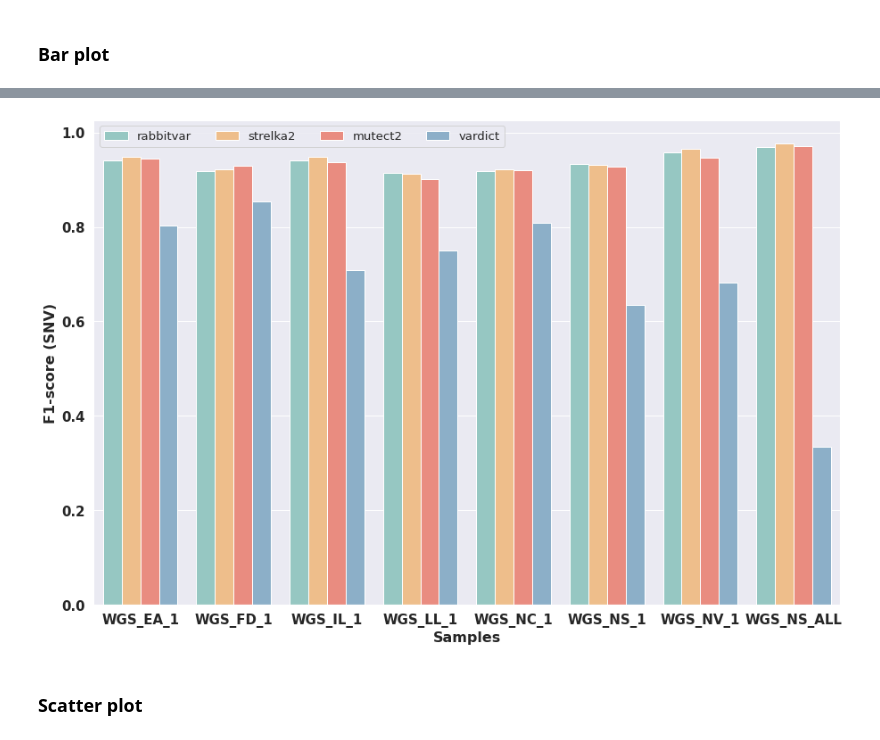
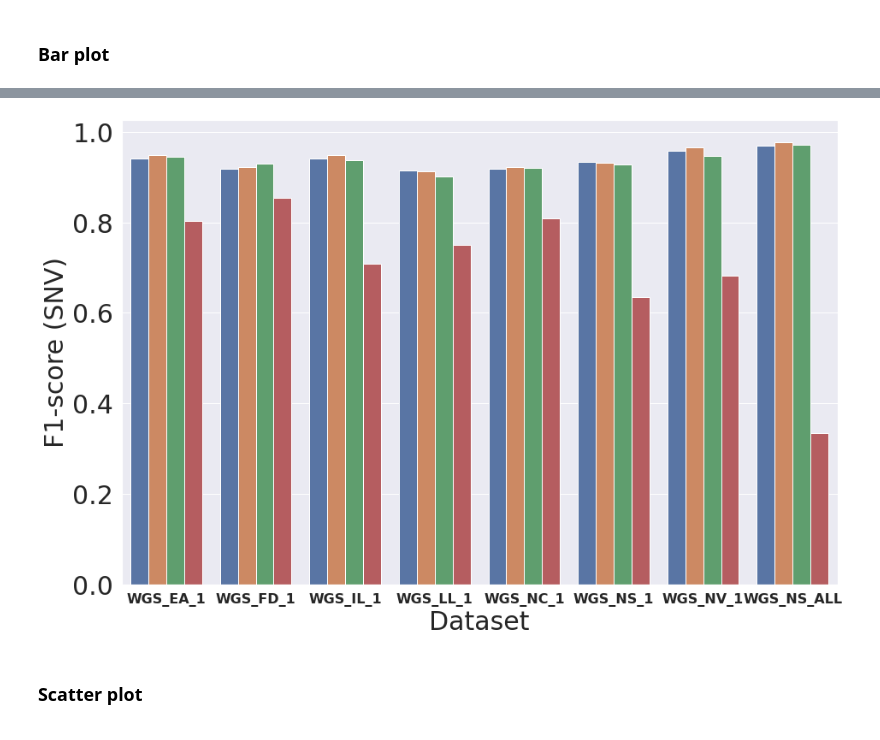
Before and after one commit to LeiHaoa/RabbitVar, a Jupyter notebook: RandomForest/Paper/ResultVisualization.ipynb, the cells around one changed output, grey strips where cells are left out. Cells and saved outputs as stored; diff of their text form; code cells hidden in the pictures.

```diff
--- a/RandomForest/Paper/ResultVisualization.ipynb
+++ b/RandomForest/Paper/ResultVisualization.ipynb
@@ -916,23 +823,23 @@ stop
 # %%
 filename = "wgs_diff_sample.org"
 data = pd_read_from_org_tbname(filename, 'snv')
 colors = ['#8ecfc9', '#ffbe7a', '#fa7f6f', '#82b0d2']
 data['caller & data'] = data['caller & data'].str.strip()
 data['caller'] = data.apply(lambda x: x['caller & data'].split('_')[-1], axis = 1)
 data['Sample'] =  data.apply(lambda x: '_'.join(x['caller & data'].split('_')[:-1]), axis = 1)
 plt.figure(figsize=(15, 10))
 gfg = sns.barplot(x = 'Sample', y = 'f1-score', hue = 'caller',
-                  hue_order = ['rabbitvar', 'strelka2', 'mutect2', 'vardict'], data = data,
-                  palette= colors)
+                  hue_order = ['rabbitvar', 'strelka2', 'mutect2', 'vardict'], data = data, )
+                  #palette= colors)
 plt.legend([],[], frameon=False)
 #gfg.set_ylim(0.0, 1.1)
-plt.legend(ncol = 4)
-plt.xlabel("Samples", weight='bold' ,fontsize = 16)
-plt.ylabel("F1-score (SNV)", weight = 'bold', fontsize = 16)
-plt.xticks(fontsize = 15, weight = 'bold')
-plt.yticks(fontsize = 15, weight = 'bold')
+#plt.legend(ncol = 4)
+plt.xlabel("Dataset" ,fontsize = 30)
+plt.ylabel("F1-score (SNV)", fontsize = 30)
+plt.xticks(fontsize = 16, weight = 'bold')
+plt.yticks(fontsize = 30)
 plt.savefig('WGS_DIFF_SAMPLE_SNV.pdf', format='PDF')
 # %% [output]
-[figure, old version]
+[figure, new version]
 # %% [markdown]
 ### Scatter plot
```
Also changed, not shown: parts of 16 cells of this notebook, 6 other files.
